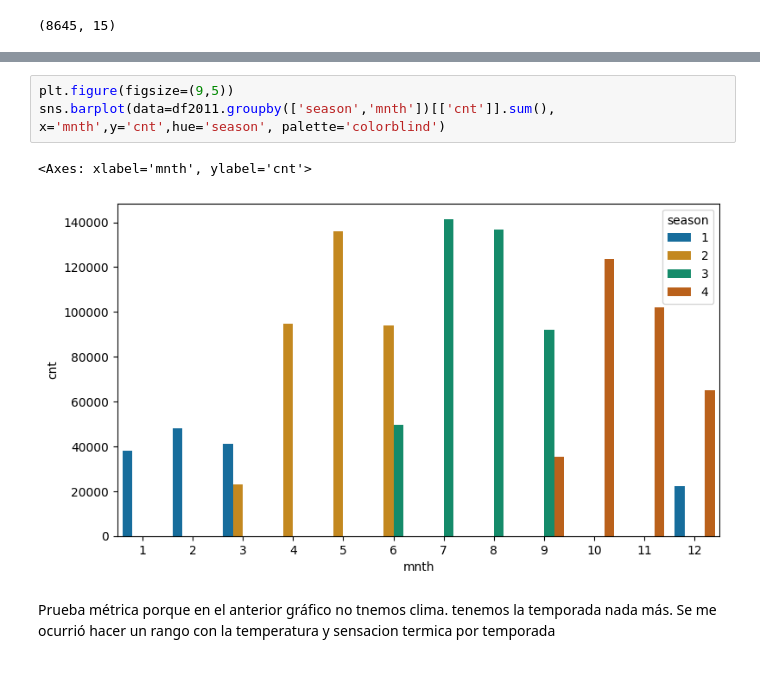
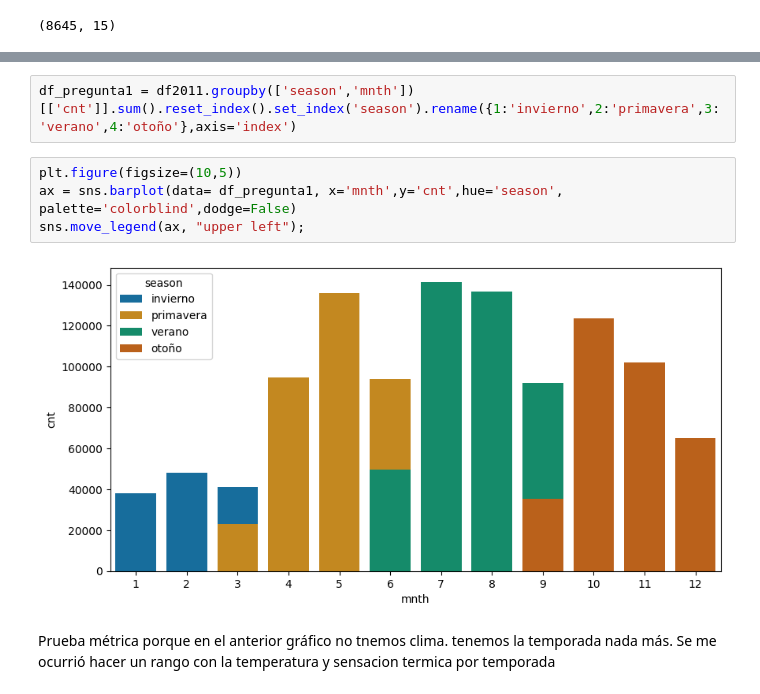
Before and after one commit to solfontan/Capital_Bikeshare_EDA, a Jupyter notebook: Datos_analisis.ipynb, the cells around one changed output, grey strips where cells are left out. Drawn from its saved outputs; the diff is of its cells as text.

Commit message:
Avanzando en los gráficos, y primera pregunta hipotesis

```diff
--- a/Datos_analisis.ipynb
+++ b/Datos_analisis.ipynb
@@ -302,9 +392,11 @@ df2011.groupby(['season','mnth'])[['cnt']].sum()
+# %%
+df_pregunta1 = df2011.groupby(['season','mnth'])[['cnt']].sum().reset_index().set_index('season').rename({1:'invierno',2:'primavera',3:'verano',4:'otoño'},axis='index')
 # %%
-plt.figure(figsize=(9,5))
-sns.barplot(data=df2011.groupby(['season','mnth'])[['cnt']].sum(), x='mnth',y='cnt',hue='season', palette='colorblind')
+plt.figure(figsize=(10,5))
+ax = sns.barplot(data= df_pregunta1, x='mnth',y='cnt',hue='season', palette='colorblind',dodge=False)
+sns.move_legend(ax, "upper left");
 # %% [output]
-<Axes: xlabel='mnth', ylabel='cnt'>
-[figure, old version]
+[figure, new version]
 # %% [markdown]
 Prueba métrica porque en el anterior gráfico no tnemos clima. tenemos la temporada nada más.
 Se me ocurrió hacer un rango con la temperatura y sensacion termica por temporada
```
Also changed, not shown: parts of 30 cells of this notebook, 1 other file.
